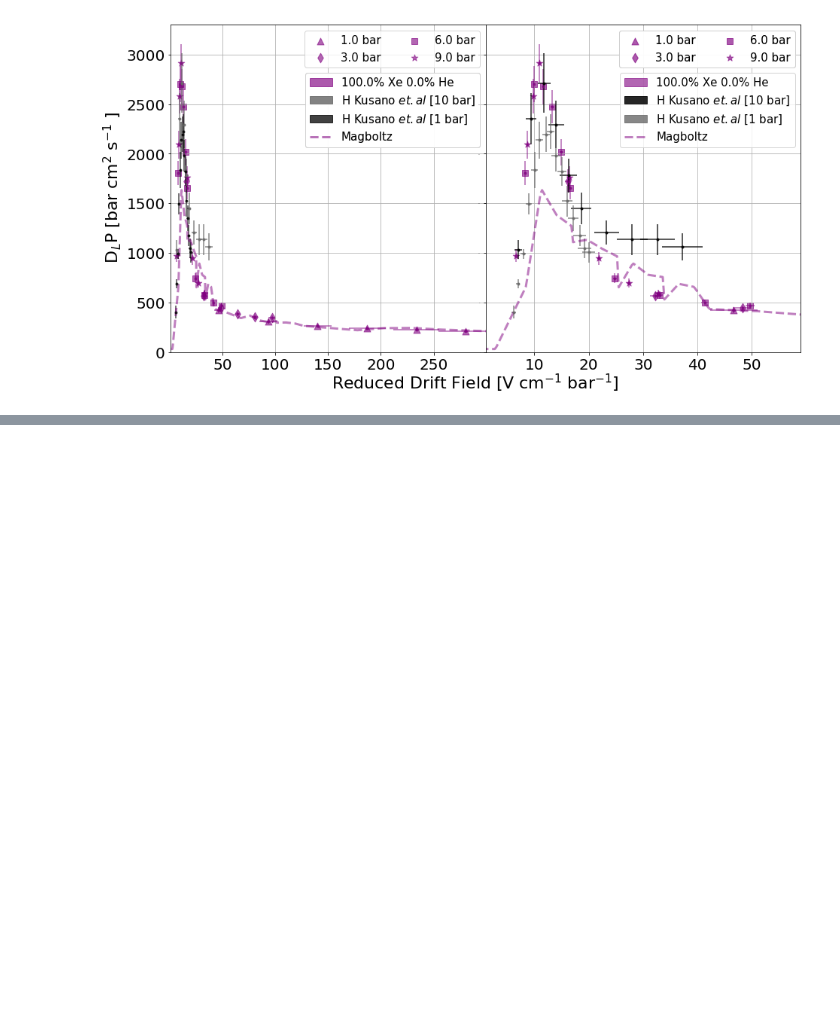
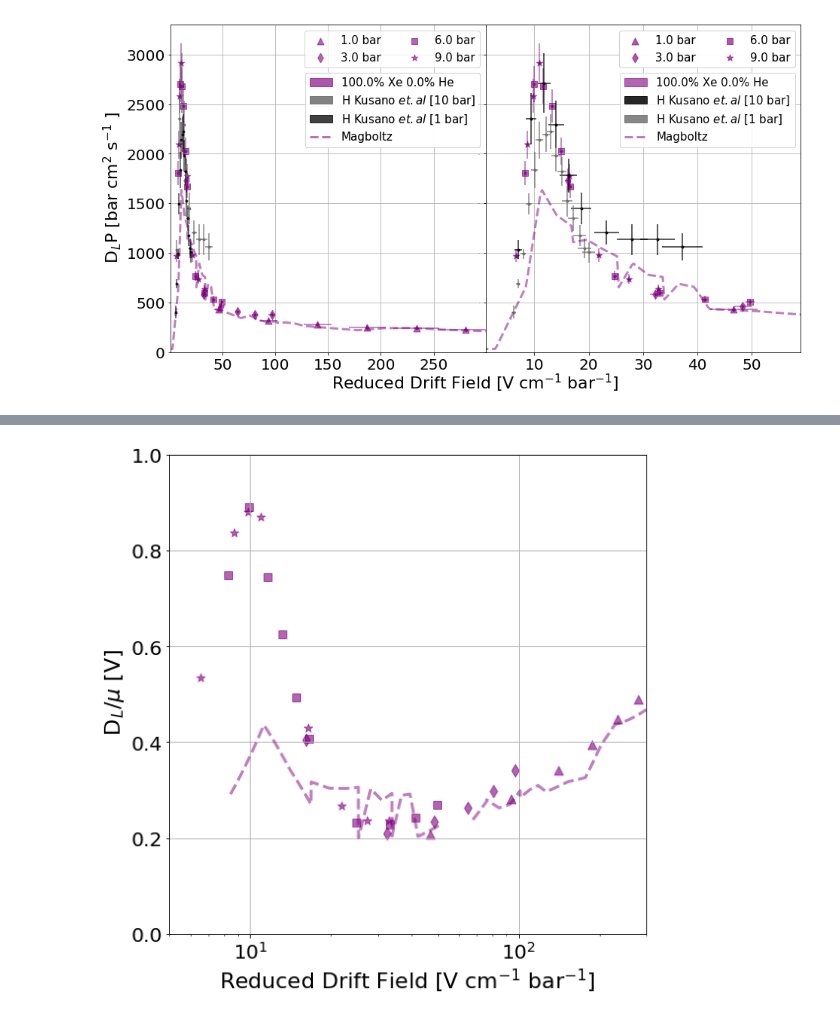
Before and after one commit to AustinMcDonald/GasMixXeHeAr, a Jupyter notebook: XenonHelium-Analysis.ipynb, the cells around one changed output, grey strips where cells are left out. Saved outputs shown, nothing was run; the diff lists cells and outputs as text; code cells hidden in the pictures; blank space fills up the shorter version.

```diff
--- a/XenonHelium-Analysis.ipynb
+++ b/XenonHelium-Analysis.ipynb
@@ -453,0 +616,76 @@ plt.show()
+# %%
+sigma_vac = 0.01527
+plt.figure(figsize=(8,8))
+################################################################################
+################################################################################
+Pat = []
+x=2
+Pc = Percents[x]
+DATA = Data[Data[:,0].astype(float)==Pc]
+vals = DATA[:,:-1].astype(float)
+mark = DATA[:,-1]
+d = 14.128
+E = vals[:,1]
+P = vals[:,2]
+dt = vals[:,3]*1e6
+# the measured sigma
+sigma1_squared = (vals[:,4]*1e6)**2
+# correcting it
+SigCor_squared = CORRECTION_SIG(dt,P,E,sigma1_squared)
+# the corrected one
+sigma_squared = sigma1_squared-SigCor_squared-(sigma_vac)**2
+#correcting V
+dt_new = CORRECTION_V(dt,P,E)
+V = d/(dt_new)
+R = E/P
+Dslash = sigma_squared*V**3/(2*d)*1e6*P
+# finding the errors
+B = (.062)**2+(3*4.6e-3)**2+(2*0.01)**2
+DeltaD = Dslash*np.sqrt((B))
+B = (.1/(E))**2+(0.1/(P))**2
+xer = R*np.sqrt((B))
+# making the label
+lab = str(Pc)+'% Xe '+str(100-Pc)+'% He'
+color = COL[x]
+pat = mpatches.Patch(color=color,    label=lab,alpha=0.6)
+Pat.append(pat)
+LABB = np.rint(P).astype(str)
+MU = (V*1e6)/E
+DL = sigma_squared*V**3/(2*d)*1e6
+#plt.scatter(R,DL/MU)
+#plt.errorbar(R, Dslash,xerr=xer,yerr=DeltaD, alpha=0.6,color=color,fmt='.')
+# pulling in hte proper magboltz
+MBX,MBY,Yer,lab = MB_eff_EleL(mm,x)
+aa, = plt.plot(MBX,MBY,linewidth=3,alpha=0.5,color=COL[x],linestyle='--',label='Magboltz')
+
+for x, y, m, L in zip(R,DL/MU, mark,LABB):
+    plt.scatter(x, y, alpha=0.6,marker=m,color=color,s=80,label=L+" bar")
+
+
+#handles, labels = plt.gca().get_legend_handles_labels()
+#by_label = OrderedDict(zip(labels[1:], handles[1:]))
+#legend2=plt.legend(by_label.values(), by_label.keys(),loc='upper right',ncol=2,fontsize=15)
+
+#Pat.append(aa)
+#legend1=plt.legend(handles=Pat,loc='center right',bbox_to_anchor=(1, 0.74),ncol=1,fontsize=15)
+#plt.gca().add_artist(legend1)
+#plt.gca().add_artist(legend2)
+
+
+plt.xlim(1,299)
+#plt.xlim(1,50)
+plt.ylim(0,1)
+plt.xlim(5,299)
+plt.semilogx()
+plt.grid()
+plt.xticks(fontsize=20)
+plt.yticks(fontsize=20)
+################################################################################
+
+plt.xlabel( r'Reduced Drift Field [V cm$^{-1}$ bar$^{-1}$]',fontsize=22)
+plt.ylabel(r" D$_L$/$\mu$ [V]",fontsize=22,)
+plt.tight_layout()
+#plt.savefig("/Users/austinmcdonald/Desktop/GAS_MIX_PLOTS/090XE10HE-DIFL"+".pdf")
+plt.show()
+# %% [output]
+[figure, added]
```
Also changed, not shown: parts of 5 cells of this notebook, 1 other file.
